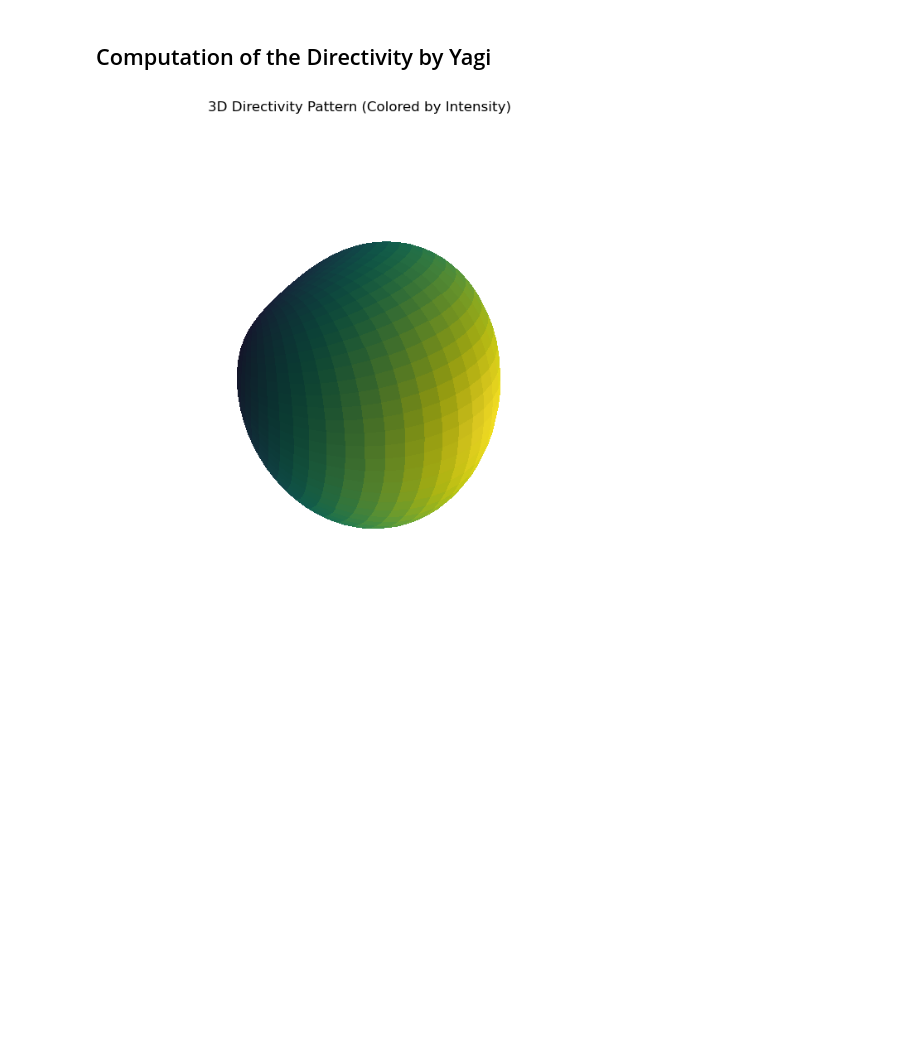
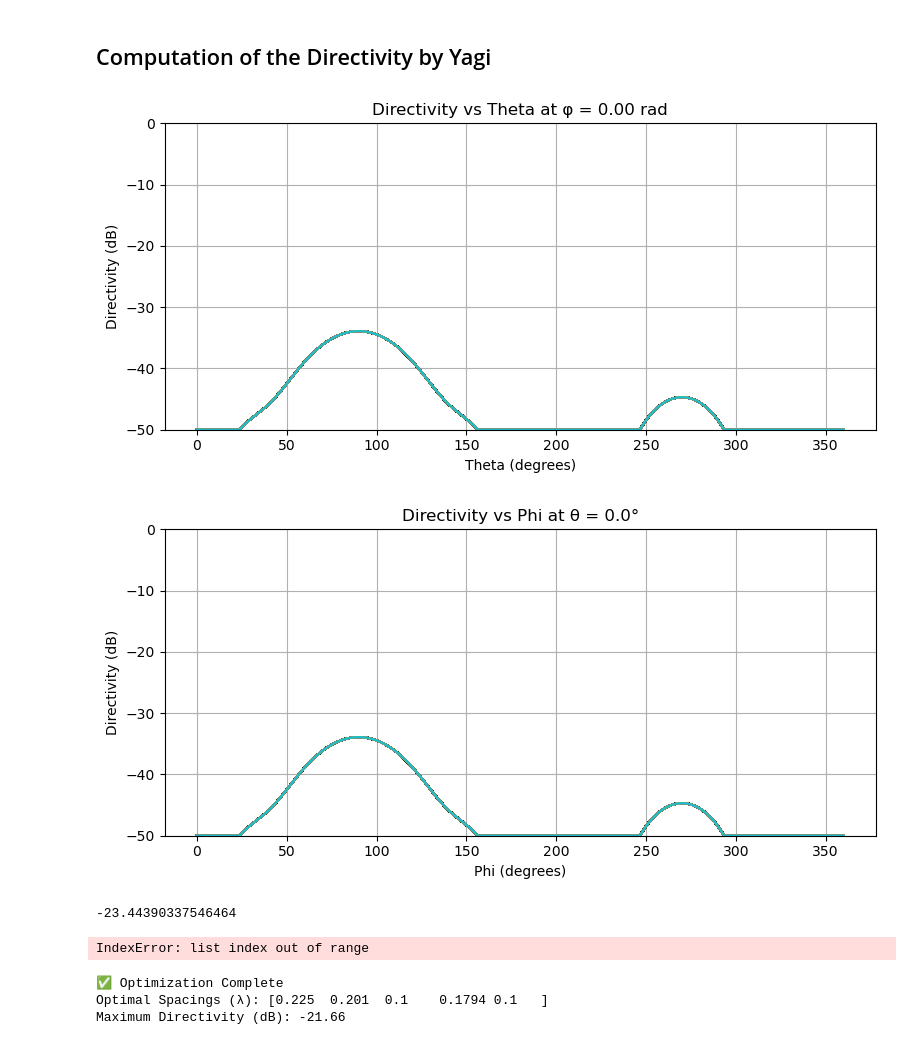
Before and after one commit to mbotbol2/Directivity-of-Antennae, a Jupyter notebook: Yagi Distance Analysis.ipynb, the cells around one changed output. Drawn from its saved outputs; the diff is of its cells as text; code cells hidden in the pictures; blank space fills up the shorter version.

Commit message:
Add files via upload
Analysis of Directivity/ Optimisation Functions Added

```diff
--- a/Yagi Distance Analysis.ipynb
+++ b/Yagi Distance Analysis.ipynb
@@ -13,11 +14,11 @@ from sympy import symbols, I, exp, diff, lambdify
 # Computing the Intensity Profile of a Yagi Uda Antenna
 # %%
 "All lengths given in units of the wavelength lambda"
-l_1 =  [0.5, 0.48, 0.46] #antenna lengths.
-l_2 =[0.003, 0.003, 0.003] #antenna radii
-l_3 = [(0,0), (0.125,0), (0.25,0)] #antenna position
+l_1 =  [0.5, 0.48, 0.46, 0.46, 0.46, 0.46] #antenna lengths.
+l_2 =[0.003, 0.003, 0.003, 0.003, 0.003, 0.003] #antenna radii
+l_3 = [(0,0), (0.125,0), (0.25,0), (0.375, 0), (0.5, 0),(0.625,0)] #antenna position
 
-V = [0, 1, 0, 0, 0] #voltage in each antenna
+V = [0, 1, 0, 0, 0,0] #voltage in each antenna
 
 def G_new(p, q, k, z, z_1, L_1, L_2, L_3):
 
@@ -385,14 +328,19 @@ def compute_total_radiated_power(k, l1, l2, l3):
 def directivity(k, theta, phi, l1, l2, l3):
     THETA, PHI = np.meshgrid(theta, phi, indexing='ij')  # shape (len(theta), len(phi))
 
-    # Compute radiation intensity U(θ, φ) over the grid
-    U = radiation_intensity(k, THETA, PHI, l1, l2, l3)  # must return shape (100, 100)
+    # Compute radiation intensity U(θ, φ)
+    U = radiation_intensity(k, THETA, PHI, l1, l2, l3)  # shape (len(theta), len(phi))
 
-    # Integrate to get total power radiated
+    # Integrate total radiated power
     integrand = U * np.sin(THETA)
-    P_rad = np.trapz(np.trapz(integrand, phi, axis=1), theta, axis=0)
 
-    # Compute directivity: D(θ, φ) = 4π * U(θ, φ) / P_rad
+    P_rad = np.trapz(np.trapz(integrand, axis=1), axis=0)
+
+    if np.isclose(P_rad, 0):
+        raise ValueError("P_rad evaluated to 0. Check radiation_intensity and inputs.")
+
+
+    # Directivity
     D = 4 * np.pi * U / P_rad
     return D
 # %%
@@ -437,5 +377,5 @@ def directivity_plot(k, l1, l2, l3):
     plt.show()
 # %%
-directivity_plot(1.047,l_1,l_2,l_3)
+directivity_plot_2D_azimuthal(1.047,l_1,l_2,l_3, 0)
 # %% [output]
-[figure, old version]
+[figure, new version]
@@ -441,0 +415,4 @@ directivity_plot(1.047,l_1,l_2,l_3)
+# %%
+directivity_vs_phi(1.047,l_1,l_2,l_3, 0)
+# %% [output]
+[figure, added]
@@ -441,0 +453,4 @@ directivity_plot(1.047,l_1,l_2,l_3)
+# %%
+max_directivity_db(5,l_1,l_2,l_3)
+# %% [output]
+-23.44390337546464
@@ -441,0 +484,45 @@ directivity_plot(1.047,l_1,l_2,l_3)
+# %%
+plot_directivity_vs_spacing(1,l_1,l_2,np.linspace(0.1,5,100))
+# %% [output]
+IndexError: list index out of range
+# %%
+k = 2 * np.pi  # wave number (assuming λ = 1)
+l1 = [0.5] * 6
+l2 = []
+
+# Convert spacing vector to antenna element positions
+def compute_positions(spacings):
+    positions = [0]
+    for s in spacings:
+        positions.append(positions[-1] + s)
+    return [(x, 0) for x in positions]  # linear Yagi array along x-axis
+
+# Objective function to minimize (negated gain)
+def objective(spacings):
+    try:
+        l3 = compute_positions(spacings)
+        return -max_directivity_db(k, l1, l2, l3)
+    except Exception as e:
+        print("Error:", e)
+        return 1e6  # penalize failures
+
+# Initial guess and spacing bounds
+initial_guess = [0.31] * 5
+bounds = [(0.1, 0.6)] * 5  # spacing bounds in wavelengths
+
+# Run optimization
+result = minimize(objective, initial_guess, bounds=bounds, method='L-BFGS-B')
+
+# Extract results
+opt_spacings = result.x
+opt_l3 = compute_positions(opt_spacings)
+opt_gain_db = -result.fun
+
+# Report
+print("✅ Optimization Complete")
+print("Optimal Spacings (λ):", np.round(opt_spacings, 4))
+print("Maximum Directivity (dB):", round(opt_gain_db, 2))
+# %% [output]
+✅ Optimization Complete
+Optimal Spacings (λ): [0.225  0.201  0.1    0.1794 0.1   ]
+Maximum Directivity (dB): -21.66
```
Also changed, not shown: parts of 17 cells of this notebook.
